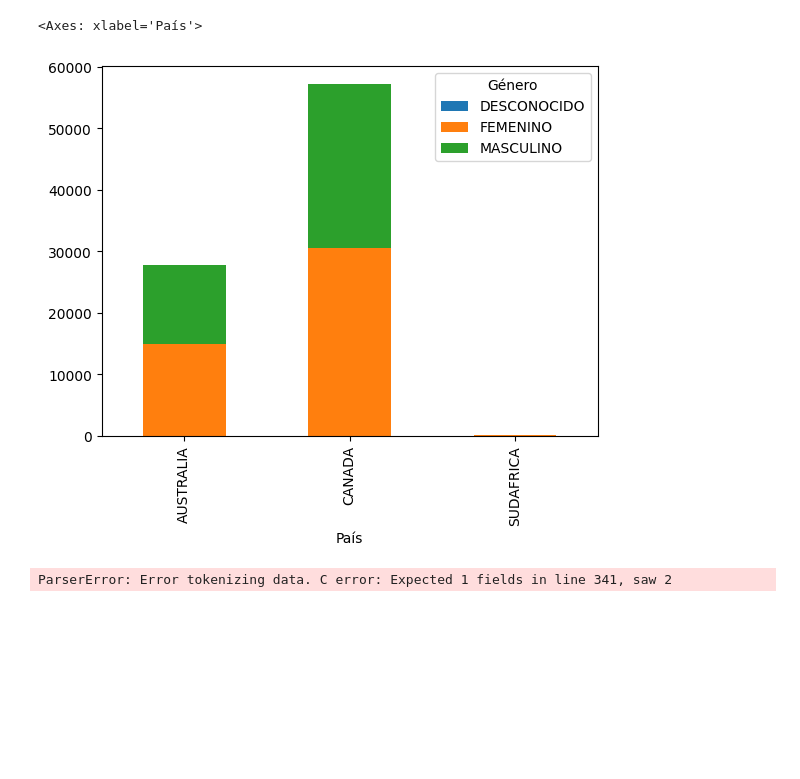
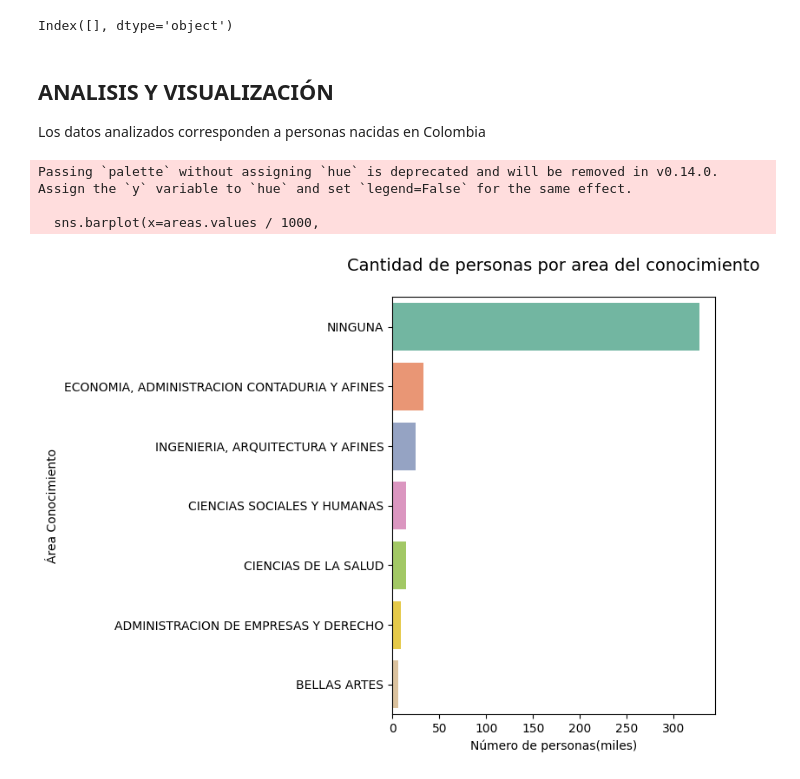
Before and after one commit to Jesus-Gamboa/analisisdatos, a Jupyter notebook: Analisis_de_los_datos.ipynb, the cells around one changed output. Saved outputs shown, nothing was run; the diff lists cells and outputs as text; code cells hidden in the pictures; blank space fills up the shorter version.

```diff
--- a/Analisis_de_los_datos.ipynb
+++ b/Analisis_de_los_datos.ipynb
@@ -7,0 +178,22 @@ df = pd.read_excel('data/Colombianos_registrados_en_el_exterior_20251113.xlsx')
+# %%
+df[['Ciudad de residencia', 'Estado de residencia']] = df['Ciudad de Residencia'].str.split('/', expand=True)
+df[['Año de Registro', 'Hora de Registro']] = df['Fecha de Registro'].str.split('-', expand=True)
+# %%
+condicion1 = df['Área Conocimiento'].isin(['NINGUNA', 'NO INDICA', '(NO REGISTRA)'])
+condicion2= df['Sub Area Conocimiento'].isin(['NINGUNA', 'NO INDICA', '(NO REGISTRA)'])
+df.loc[condicion1, 'Área Conocimiento'] = 'NINGUNA'
+df.loc[condicion2, 'Sub Area Conocimiento'] = 'NINGUNA'
+
+cond = (
+    (df['Área Conocimiento'] != 'NINGUNA') &
+    (df['Nivel Académico'].isin(['NO INDICA', 'NINGUNO']))
+)
+
+df = df[~cond]
+
+df = df[df['Año de Registro'] != '1900']
+# %%
+df['Etnia de la persona'] = df['Etnia de la persona'].replace('IND�GENA', 'INDIGENA')
+# %%
+Df_final = df.drop(columns=['Código ISO país', 'Oficina de registro', 'Hora de Registro','Cantidad de personas',
+                             'Estado civil', 'Edad (años)', 'Estatura (CM)', 'Localización','Fecha de Registro', 'Ciudad de Residencia'])
@@ -27,9 +239,27 @@ df = df[condicion]
-# %%
-df.groupby('País')['Género'].value_counts().unstack().fillna(0).plot(kind='bar', stacked=True)
-# %% [output]
-<Axes: xlabel='País'>
-[figure, removed]
-# %%
-pd.read_csv('data/ACCESOS_INTERNET_FIJO_3_18.csv')
-# %% [output]
-ParserError: Error tokenizing data. C error: Expected 1 fields in line 341, saw 2
+# %%
+vbles_numericas = Df_final.select_dtypes(include='number').columns
+
+vbles_numericas
+# %% [output]
+Index([], dtype='object')
+# %% [markdown]
+## ANALISIS Y VISUALIZACIÓN
+
+Los datos analizados corresponden a personas nacidas en Colombia
+# %%
+areas = Df_final['Área Conocimiento'].value_counts().sort_values(ascending=False).head(7)
+
+plt.figure(figsize=(8,6))
+sns.barplot(x=areas.values / 1000,
+            y=areas.index,
+            palette='Set2')
+plt.title('Cantidad de personas por area del conocimiento\n', fontsize=14)
+plt.xlabel('Número de personas(miles)')
+
+plt.tight_layout()
+plt.show()
+# %% [output]
+Passing `palette` without assigning `hue` is deprecated and will be removed in v0.14.0. Assign the `y` variable to `hue` and set `legend=False` for the same effect.
+
+  sns.barplot(x=areas.values / 1000,
+[figure, added]
```
Also changed, not shown: parts of 16 cells of this notebook, 3 other files.
